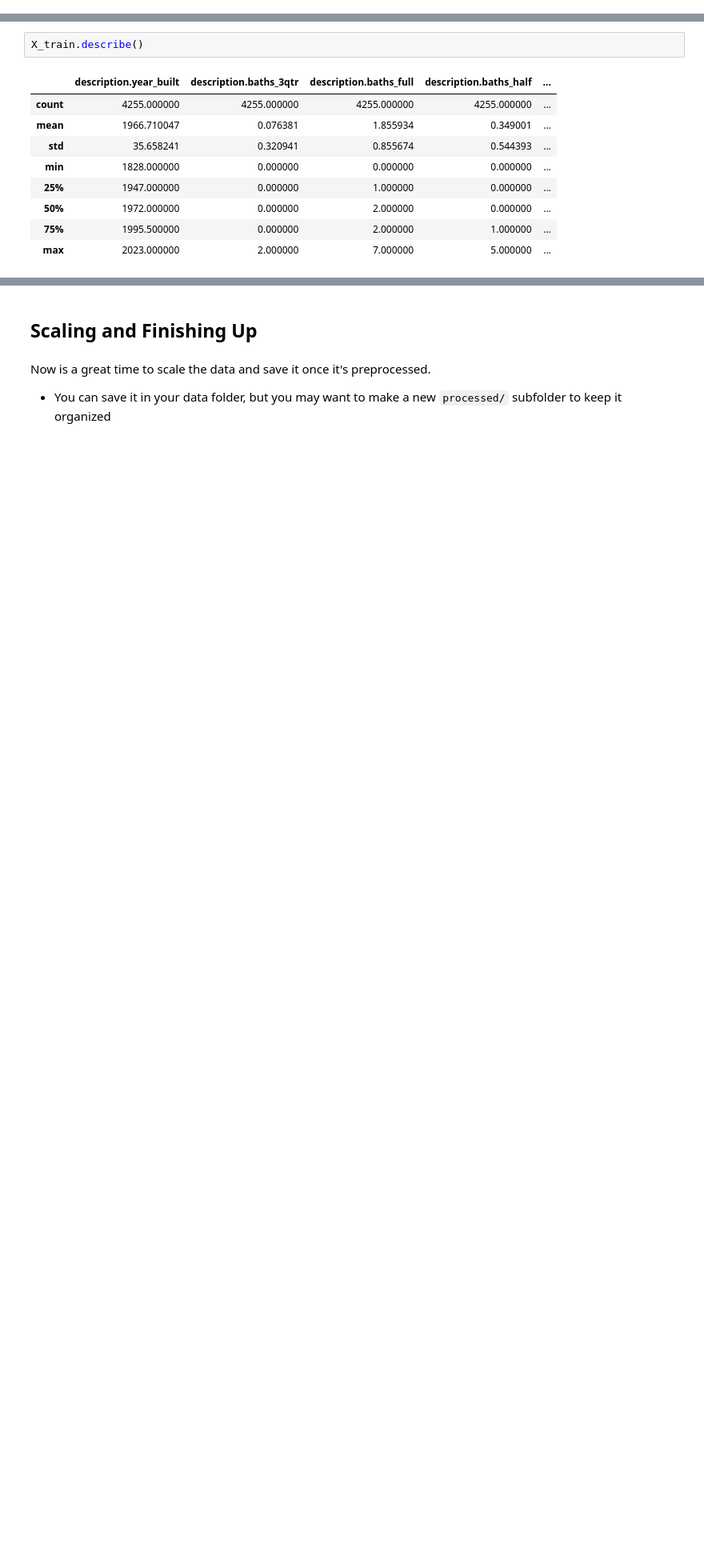
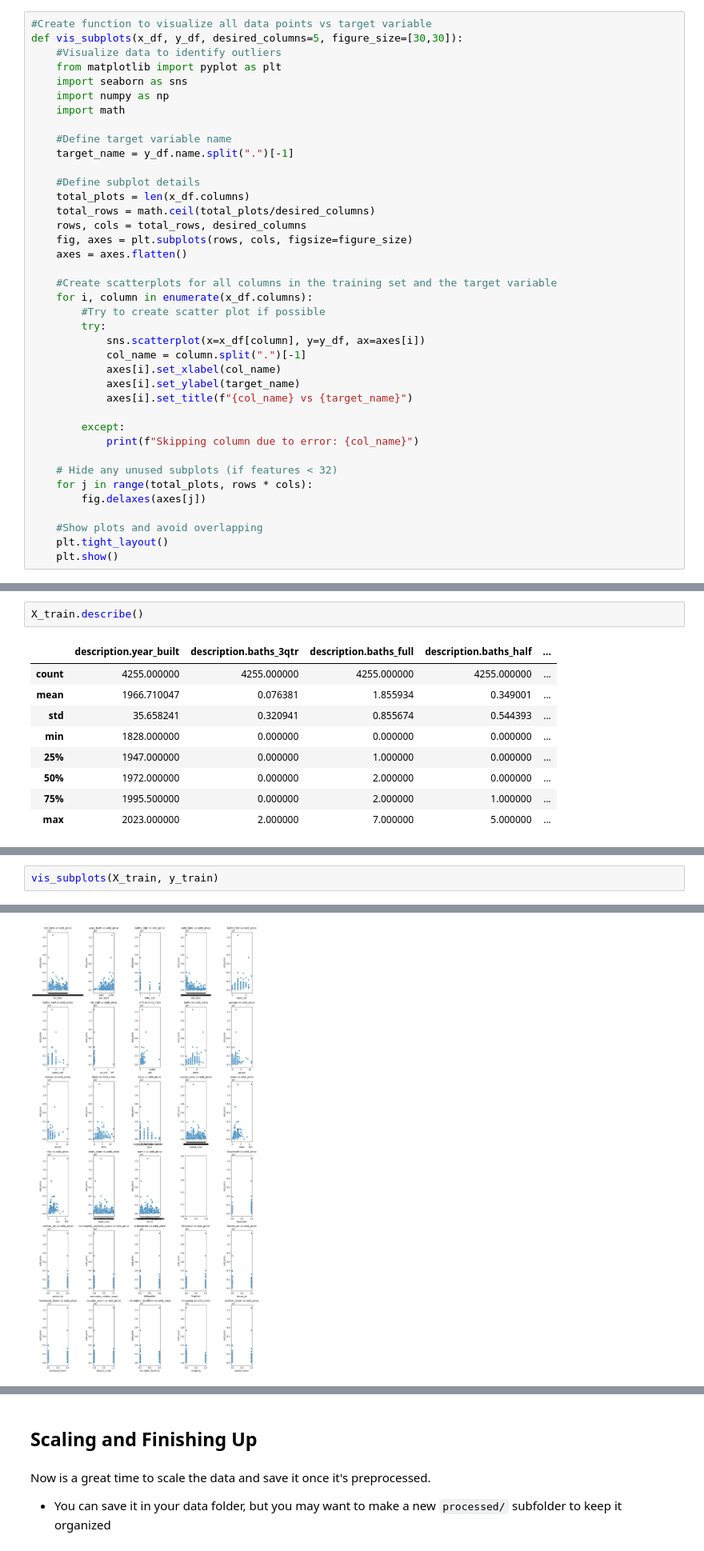
Before and after one commit to Gur212/Data-Science-Midterm-Project, a Jupyter notebook: notebooks/1 - EDA.ipynb, the cells around one changed output, grey strips where cells are left out. Shown at 80% size. Drawn from its saved outputs; the diff is of its cells as text; blank space fills up the shorter version.

```diff
--- a/notebooks/1 - EDA.ipynb
+++ b/notebooks/1 - EDA.ipynb
@@ -664,3 +664,42 @@ Data columns (total 31 columns):
  30  washer_dryer                  6087 non-null   int64
 dtypes: float64(11), int64(11), object(9)
 memory usage: 1.5+ MB
+# %%
+#Create function to visualize all data points vs target variable
+def vis_subplots(x_df, y_df, desired_columns=5, figure_size=[30,30]):
+    #Visualize data to identify outliers
+    from matplotlib import pyplot as plt
+    import seaborn as sns
+    import numpy as np
+    import math
+
+    #Define target variable name
+    target_name = y_df.name.split(".")[-1]
+
+    #Define subplot details
+    total_plots = len(x_df.columns)
+    total_rows = math.ceil(total_plots/desired_columns)
+    rows, cols = total_rows, desired_columns
+    fig, axes = plt.subplots(rows, cols, figsize=figure_size)
+    axes = axes.flatten()
+
+    #Create scatterplots for all columns in the training set and the target variable
+    for i, column in enumerate(x_df.columns):
+        #Try to create scatter plot if possible
+        try:
+            sns.scatterplot(x=x_df[column], y=y_df, ax=axes[i])
+            col_name = column.split(".")[-1]
+            axes[i].set_xlabel(col_name)
+            axes[i].set_ylabel(target_name)
+            axes[i].set_title(f"{col_name} vs {target_name}")
+
+        except:
+            print(f"Skipping column due to error: {col_name}")
+
+    # Hide any unused subplots (if features < 32)
+    for j in range(total_plots, rows * cols):
+        fig.delaxes(axes[j])
+
+    #Show plots and avoid overlapping
+    plt.tight_layout()
+    plt.show()
@@ -793,0 +811,3 @@ plt.show()
+# %%
+vis_subplots(X_train, y_train)
+# %% [output]
@@ -794 +815,2 @@ plt.show()
+[figure, added]
 # %%
```
Also changed, not shown: parts of 6 cells of this notebook.
